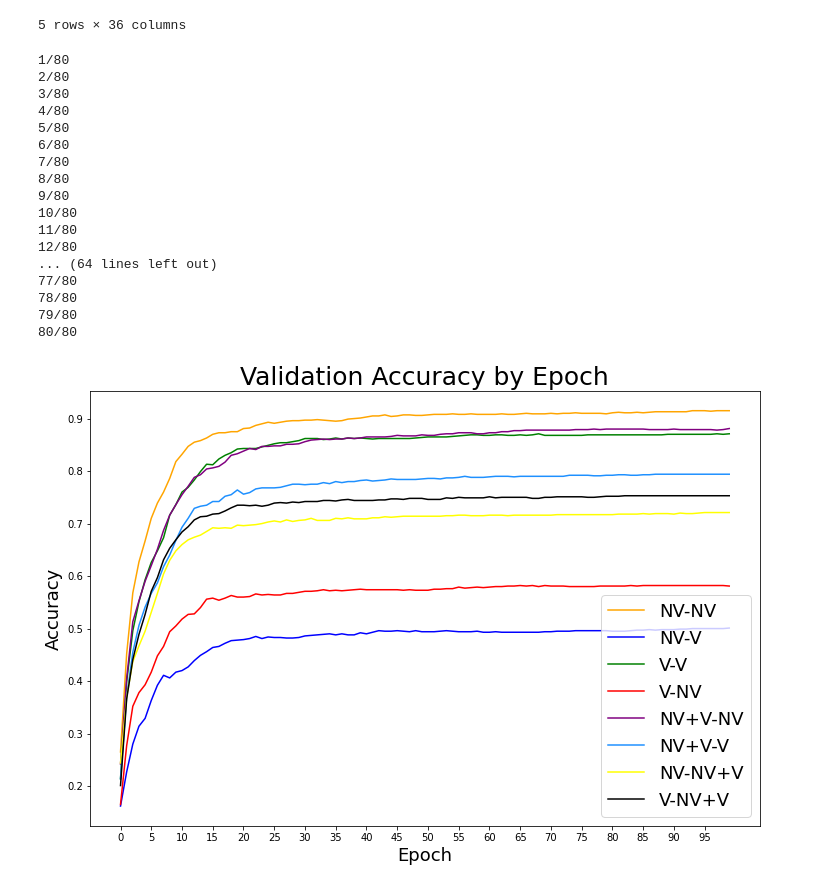
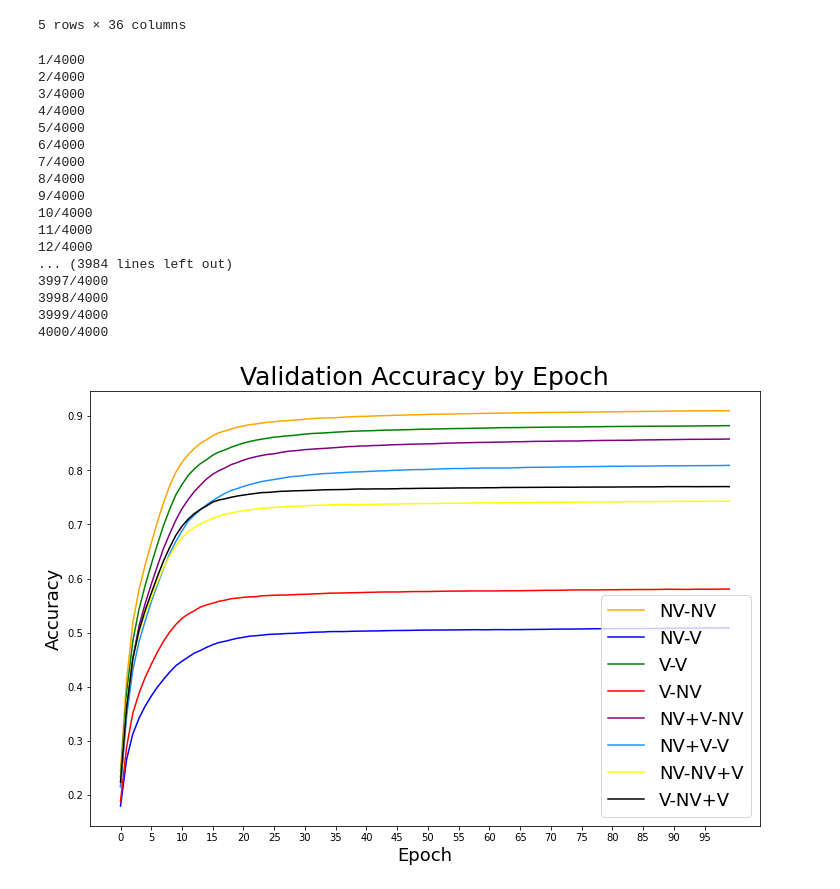
Before and after one commit to jthiepler/voice-classifier, a Jupyter notebook: code.ipynb, the cells around one changed output. Saved outputs shown, nothing was run; the diff lists cells and outputs as text; code cells hidden in the pictures.

```diff
--- a/code.ipynb
+++ b/code.ipynb
@@ -196,7 +196,7 @@ conditions = [("0","0"),("0","2"),("2","2"),("2","0"),(("0","2"),"0"),(("0","2")
 #Labels for conditions used for plotting and CSV export
 labels = ["NV-NV","NV-V","V-V","V-NV","NV+V-NV","NV+V-V","NV-NV+V","V-NV+V"]
 #Number of iterations per condition (in other words, how many models will be trained per condition)
-iterations = 10
+iterations = 500
 #Number of speakers, set to default to length of selection list
 n_speakers = len(selection)
 #Option to activate keras logging while training
@@ -233,48 +233,48 @@ for i in range(len(conditions)):
         results2[j].append(result)
 
         #Progress Counter
         print(str(1+j+i*iterations) + "/" + str(iterations * len(conditions)))
 
     #Sum accuracy from all runs
     sum_results = [0] * 100
     for i in range (0, iterations):
         sum_results = np.add(sum_results, results1[i])
 
     #Take average of accuracy from all runs
     avg_results.append([x / iterations for x in sum_results])
 
 #Plot validation curves of different models
 plt.figure(figsize=(12, 8))
 for k in range(len(conditions)):
     plt.plot(avg_results[k], label=labels[k], color=colours[k])
 plt.title('Validation Accuracy by Epoch', fontsize = 25)
 plt.xlabel('Epoch', fontsize = 18)
 plt.ylabel('Accuracy', fontsize = 18)
 plt.xticks(range(0,100,5), range(0,100,5))
 plt.legend(fontsize = 18);
 
 #Turn list into dataframe
 results_df = pd.DataFrame(results2, columns=labels)
 results_df.head()
 
 #Export dataframe as CSV file
 results_df.to_csv(r'/Users/jthiepler/Documents/GitHub/voice-classifier/results.csv', index=False)
 # %% [output]
-1/80
-2/80
-3/80
-4/80
-5/80
-6/80
-7/80
-8/80
-9/80
-10/80
-11/80
-12/80
-... (64 lines left out)
-77/80
-78/80
-79/80
-80/80
+1/4000
+2/4000
+3/4000
+4/4000
+5/4000
+6/4000
+7/4000
+8/4000
+9/4000
+10/4000
+11/4000
+12/4000
+... (3984 lines left out)
+3997/4000
+3998/4000
+3999/4000
+4000/4000
-[figure, old version]
+[figure, new version]
```
Also changed, not shown: 1 other file.
